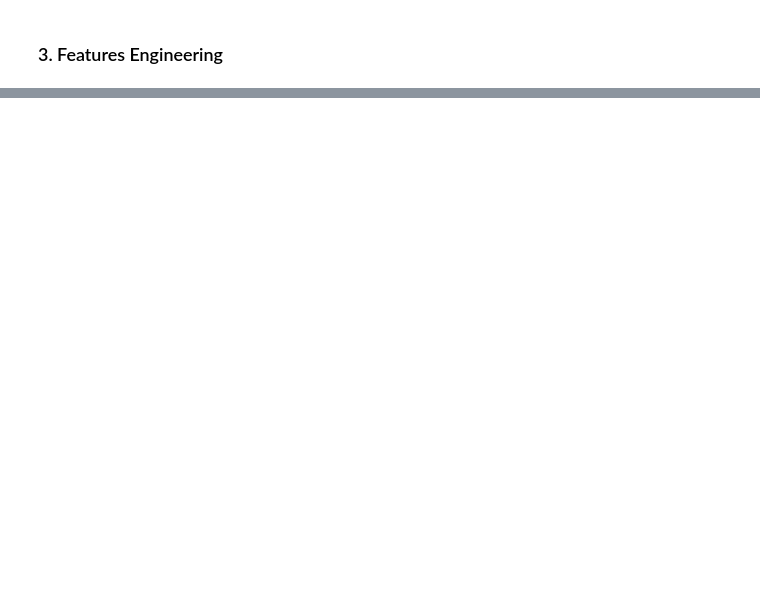
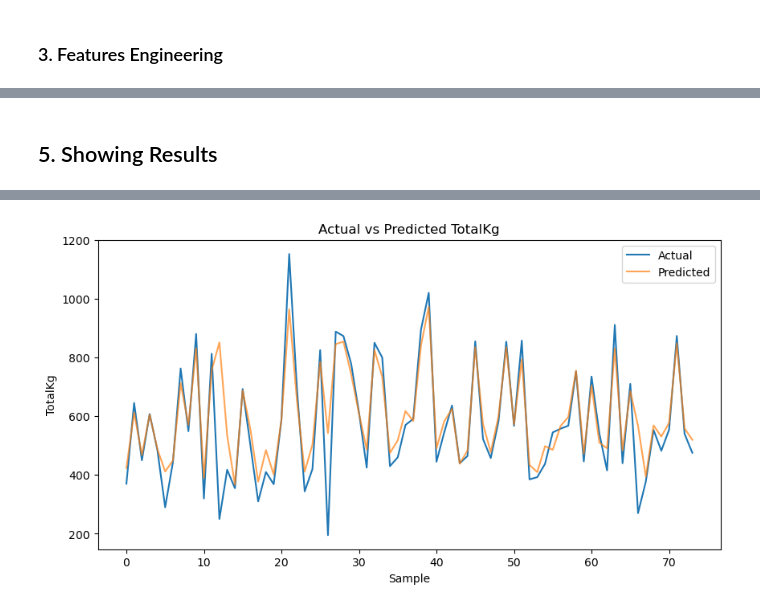
Before and after one commit to EzioA666/DS340, a Jupyter notebook: Project/Model.ipynb, the cells around one changed output, grey strips where cells are left out. Cells and saved outputs as stored; diff of their text form; code cells hidden in the pictures; blank space fills up the shorter version.

```diff
--- a/Project/Model.ipynb
+++ b/Project/Model.ipynb
@@ -114,0 +189,20 @@ ValueError: Cannot set a DataFrame with multiple columns to the single column Es
+# %% [markdown]
+## 5. Showing Results
+# %%
+# Predict using the test set
+y_pred = model.predict(X_test)
+
+# Inverse transform the predictions and actual values if they were scaled
+y_pred_inv = scaler.inverse_transform(y_pred)
+y_test_inv = scaler.inverse_transform(y_test)
+
+# Plot actual vs predicted performances
+plt.figure(figsize=(10, 5))
+plt.plot(y_test_inv, label='Actual')
+plt.plot(y_pred_inv, label='Predicted', alpha=0.7)
+plt.title('Actual vs Predicted TotalKg')
+plt.xlabel('Sample')
+plt.ylabel('TotalKg')
+plt.legend()
+plt.show()
+# %% [output]
@@ -114,0 +210 @@ ValueError: Cannot set a DataFrame with multiple columns to the single column Es
+[figure, added]
```
Also changed, not shown: parts of 9 cells of this notebook, 7 other files.
